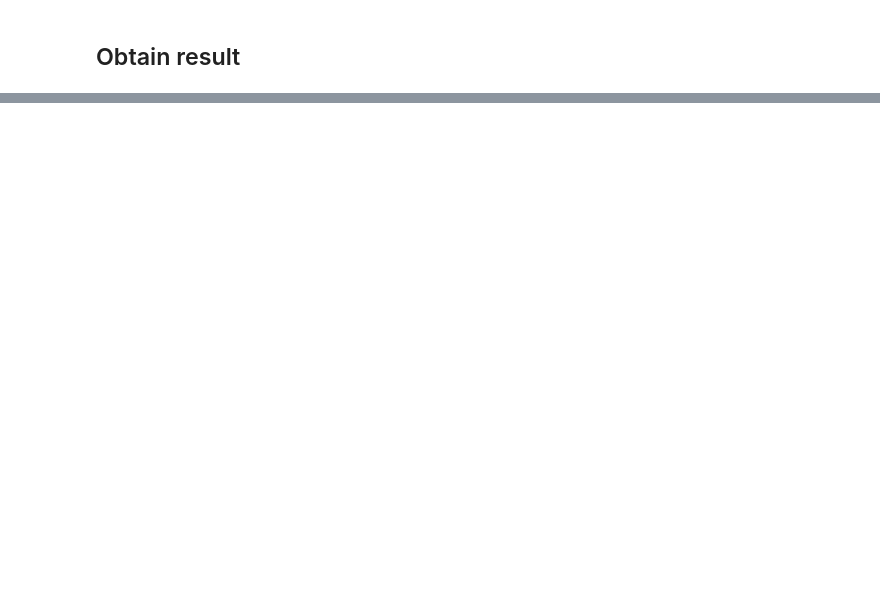
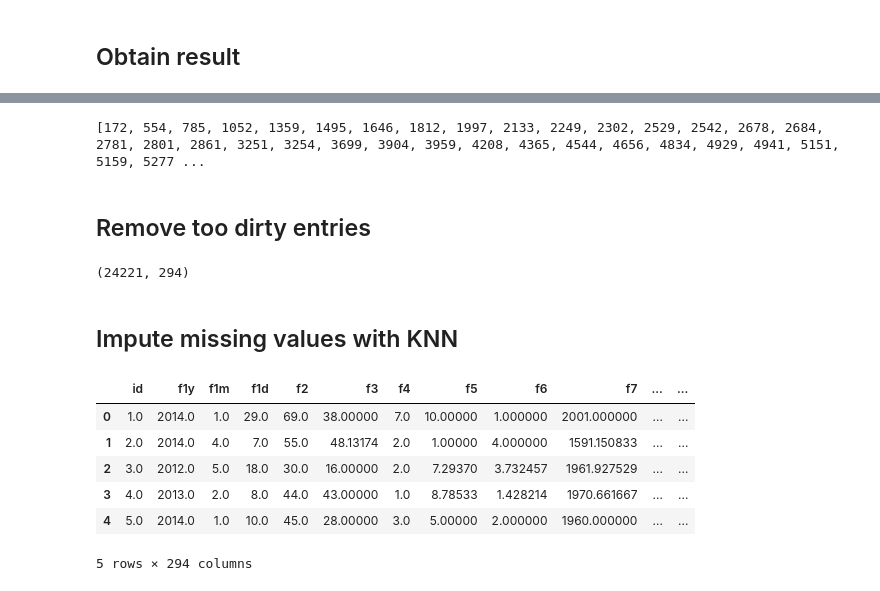
Before and after one commit to scikodot/msu-share, a Jupyter notebook: ml/competition02/competition02.ipynb, the cells around one changed output, grey strips where cells are left out. Cells and saved outputs as stored; diff of their text form; code cells hidden in the pictures; blank space fills up the shorter version.

```diff
--- a/ml/competition02/competition02.ipynb
+++ b/ml/competition02/competition02.ipynb
@@ -244,0 +260,3 @@ df_final.head()
+# %%
+nans_rows = df_final.isna().sum(axis=1)
+nans_rows[nans_rows >= 40]
@@ -244,0 +276,30 @@ df_final.head()
+# %%
+print(list(nans_rows[nans_rows >= 40].index))
+# %% [output]
+[172, 554, 785, 1052, 1359, 1495, 1646, 1812, 1997, 2133, 2249, 2302, 2529, 2542, 2678, 2684, 2781, 2801, 2861, 3251, 3254, 3699, 3904, 3959, 4208, 4365, 4544, 4656, 4834, 4929, 4941, 5151, 5159, 5277 ...
+# %% [markdown]
+## Remove too dirty entries
+# %%
+df_nans = df_final.drop(list(nans_rows[nans_rows >= 40].index))
+df_nans.shape
+# %% [output]
+(24221, 294)
+# %% [markdown]
+## Impute missing values with KNN
+# %%
+from sklearn.impute import KNNImputer
+
+imputer = KNNImputer(weights='distance')
+# %%
+df_imp = imputer.fit_transform(df_nans)
+# %%
+df_imp2 = pd.DataFrame(df_imp, columns=df_final.columns)
+df_imp2.head()
+# %% [output]
+|  | id | f1y | f1m | f1d | f2 | f3 | f4 | f5 | f6 | f7 | ... | ... |
+| 0 | 1.0 | 2014.0 | 1.0 | 29.0 | 69.0 | 38.00000 | 7.0 | 10.00000 | 1.000000 | 2001.000000 | ... | ... |
+| 1 | 2.0 | 2014.0 | 4.0 | 7.0 | 55.0 | 48.13174 | 2.0 | 1.00000 | 4.000000 | 1591.150833 | ... | ... |
+| 2 | 3.0 | 2012.0 | 5.0 | 18.0 | 30.0 | 16.00000 | 2.0 | 7.29370 | 3.732457 | 1961.927529 | ... | ... |
+| 3 | 4.0 | 2013.0 | 2.0 | 8.0 | 44.0 | 43.00000 | 1.0 | 8.78533 | 1.428214 | 1970.661667 | ... | ... |
+| 4 | 5.0 | 2014.0 | 1.0 | 10.0 | 45.0 | 28.00000 | 3.0 | 5.00000 | 2.000000 | 1960.000000 | ... | ... |
+5 rows × 294 columns
```
Also changed, not shown: parts of 23 cells of this notebook.
